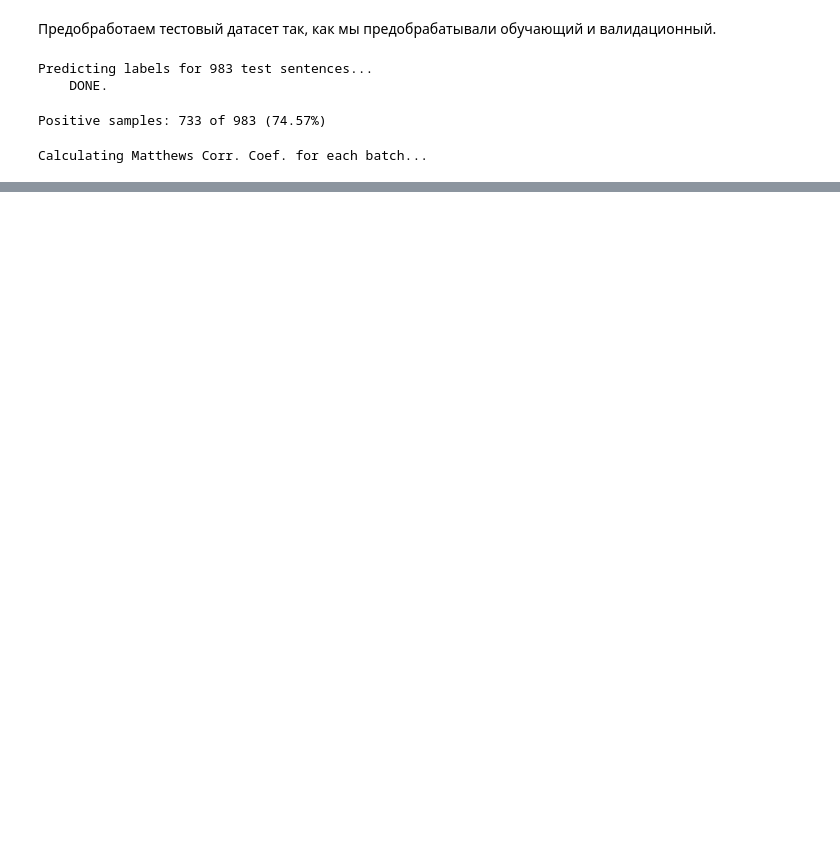
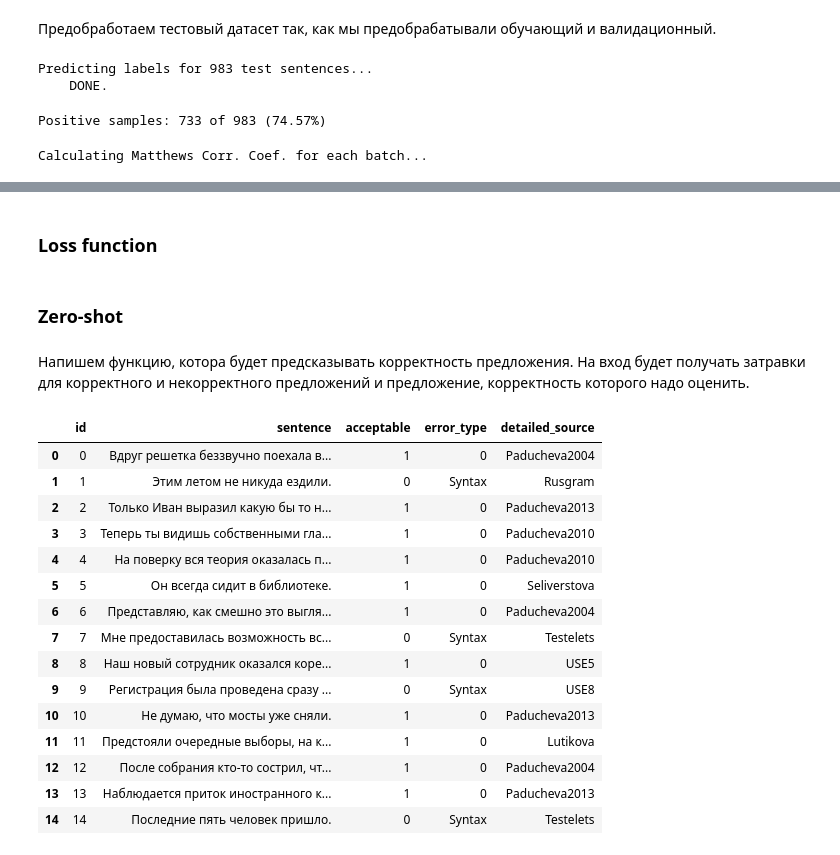
Before and after one commit to MariaNguen/Kaggle_NLP_Disaster-Tweets, a Jupyter notebook: BERT_Homework.ipynb, the cells around one changed output, grey strips where cells are left out. Cells and saved outputs as stored; diff of their text form; code cells hidden in the pictures; blank space fills up the shorter version.

```diff
--- a/BERT_Homework.ipynb
+++ b/BERT_Homework.ipynb
@@ -747,0 +773,2 @@ Total MCC: 0.343
+# %% [markdown]
+### Loss function
@@ -747,0 +802,4 @@ Total MCC: 0.343
+# %% [markdown]
+### Zero-shot
+# %% [markdown]
+Напишем функцию, котора будет предсказывать корректность предложения. На вход будет получать затравки для корректного и некорректного предложений и предложение, корректность которого надо оценить.
@@ -747,0 +813,19 @@ Total MCC: 0.343
+# %%
+df.head(15)
+# %% [output]
+|  | id | sentence | acceptable | error_type | detailed_source |
+| 0 | 0 | Вдруг решетка беззвучно поехала в... | 1 | 0 | Paducheva2004 |
+| 1 | 1 | Этим летом не никуда ездили. | 0 | Syntax | Rusgram |
+| 2 | 2 | Только Иван выразил какую бы то н... | 1 | 0 | Paducheva2013 |
+| 3 | 3 | Теперь ты видишь собственными гла... | 1 | 0 | Paducheva2010 |
+| 4 | 4 | На поверку вся теория оказалась п... | 1 | 0 | Paducheva2010 |
+| 5 | 5 | Он всегда сидит в библиотеке. | 1 | 0 | Seliverstova |
+| 6 | 6 | Представляю, как смешно это выгля... | 1 | 0 | Paducheva2004 |
+| 7 | 7 | Мне предоставилась возможность вс... | 0 | Syntax | Testelets |
+| 8 | 8 | Наш новый сотрудник оказался коре... | 1 | 0 | USE5 |
+| 9 | 9 | Регистрация была проведена сразу ... | 0 | Syntax | USE8 |
+| 10 | 10 | Не думаю, что мосты уже сняли. | 1 | 0 | Paducheva2013 |
+| 11 | 11 | Предстояли очередные выборы, на к... | 1 | 0 | Lutikova |
+| 12 | 12 | После собрания кто-то сострил, чт... | 1 | 0 | Paducheva2004 |
+| 13 | 13 | Наблюдается приток иностранного к... | 1 | 0 | Paducheva2013 |
+| 14 | 14 | Последние пять человек пришло. | 0 | Syntax | Testelets |
```
Also changed, not shown: parts of 73 cells of this notebook.
